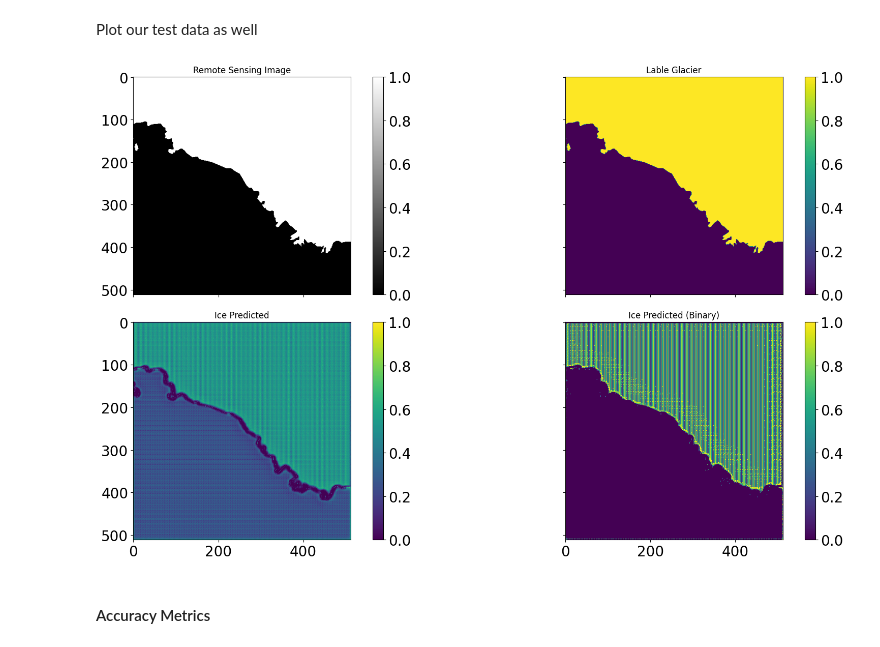
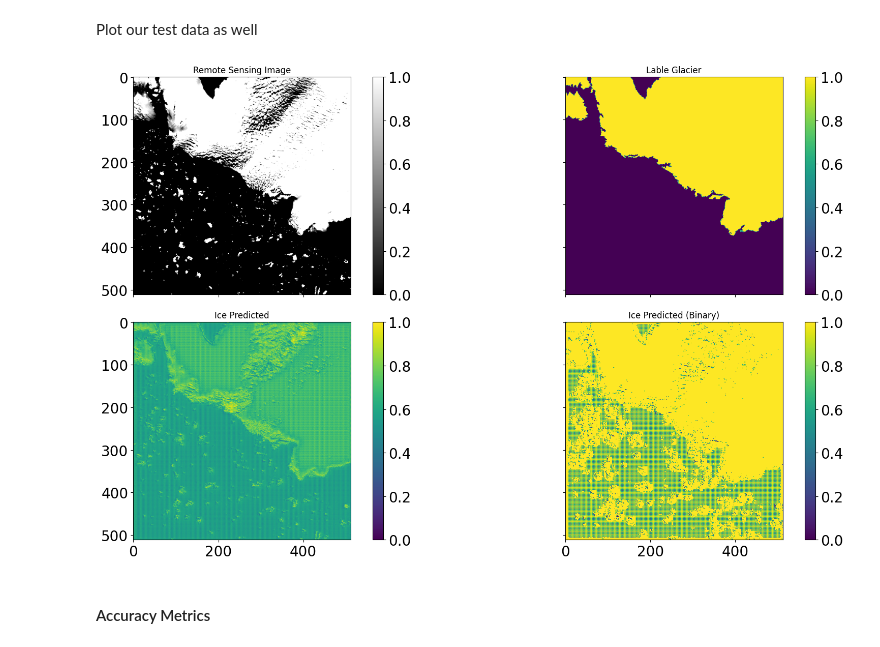
Before and after one commit to Christobaltobbin/Glacier-Regression-Detection-Deep-Learning, a Jupyter notebook: Data_centralised/Glacier_Detection_Main_Notebook_new.ipynb, the cells around one changed output. Drawn from its saved outputs; the diff is of its cells as text; code cells hidden in the pictures.

Commit message:
updated script

```diff
--- a/Data_centralised/Glacier_Detection_Main_Notebook_new.ipynb
+++ b/Data_centralised/Glacier_Detection_Main_Notebook_new.ipynb
@@ -283,0 +266,35 @@ ValueError: all the input arrays must have same number of dimensions, but the ar
+# %%
+import numpy as np
+
+# Initialize empty lists to store augmented data for x_train and y_train
+augmented_x_train = []
+augmented_y_train = []
+
+# Vertical Image Augmentation for x_train
+for x_sample in x_train_data:
+    augmented_x_sample = np.flip(x_sample, axis=0)
+    augmented_x_train.append(augmented_x_sample)
+
+# Horizontal Image Augmentation for x_train
+for x_sample in x_train_data:
+    augmented_x_sample = np.flip(x_sample, axis=1)
+    augmented_x_train.append(augmented_x_sample)
+
+# Horizontal Vertical Image Augmentation for x_train
+for x_sample in x_train_data:
+    augmented_x_sample = np.flip(x_sample, axis=0)
+    augmented_x_sample = np.flip(augmented_x_sample, axis=1)
+    augmented_x_train.append(augmented_x_sample)
+
+# Convert the list of augmented x_train samples to a NumPy array
+augmented_x_train = np.array(augmented_x_train)
+
+# Ensure that the number of samples in x_train and y_train matches
+num_samples = min(augmented_x_train.shape[0], y_train.shape[0])
+augmented_x_train = augmented_x_train[:num_samples]
+y_train = y_train[:num_samples]
+
+# Shuffle the data and select the first 99 samples
+indices = np.random.permutation(num_samples)
+x_train = augmented_x_train[indices[:99]]
+y_train = y_train[indices[:99]]
@@ -353,6 +376,6 @@ plt.legend();
 # %%
 # Load best model
 # Have a look at all saved models and take the one with the highest epoch value
-model.load_weights('D:\EAGLE_Deep_Learning\Glacier-Regression-Detection-Deep-Learning\Scripts\weights.02-0.76.h5')
+model.load_weights('./weights.02-0.81.h5')
 # %%
 # Evaluate on test set
@@ -388,9 +411,9 @@ plot_sample_all(x_train, y_train, preds_train, preds_train_t, ix=9, filename='te
 Plot our test data as well
 # %%
 # Check if test data looks all right
-plot_sample(x_test, y_test, preds_test, preds_test_t, ix=1)
+plot_sample(x_test, y_labels_test, preds_test, preds_test_t, ix=1)
 # %% [output]
-[figure, old version]
+[figure, new version]
 # %% [markdown]
 #### Accuracy Metrics
 # %%
```
Also changed, not shown: parts of 15 cells of this notebook, 1 other file.
